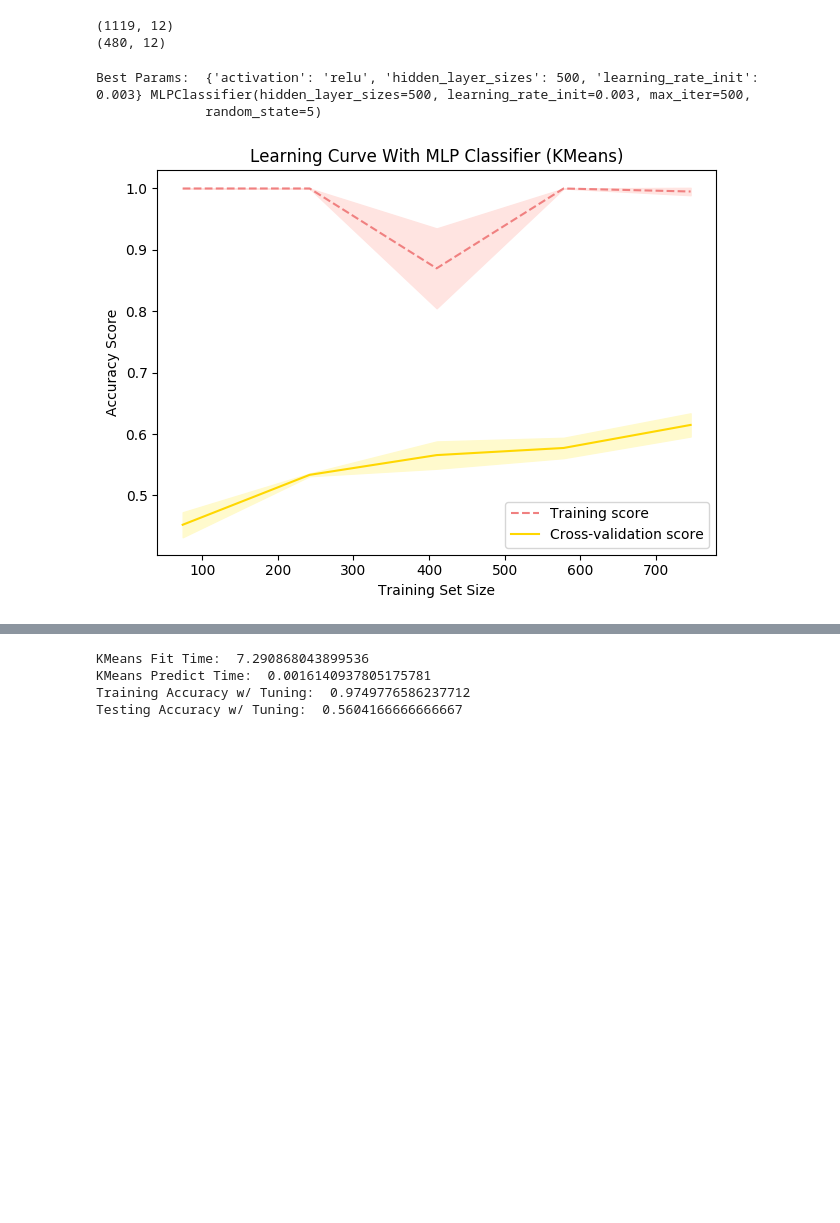
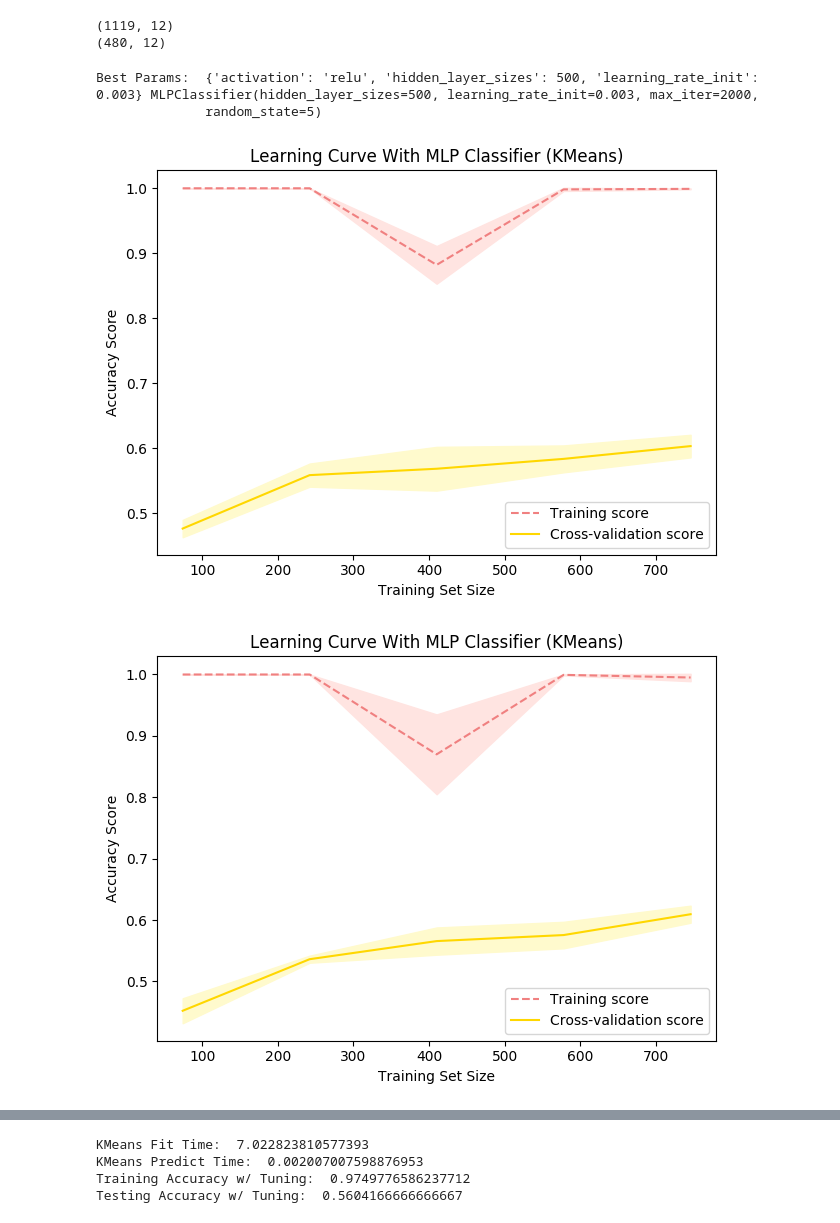
Before and after one commit to aashiamehta/MachineLearning, a Jupyter notebook: Project3/unsupervised_learning.ipynb, the cells around one changed output, grey strips where cells are left out. Cells and saved outputs as stored; diff of their text form; code cells hidden in the pictures; blank space fills up the shorter version.

```diff
--- a/Project3/unsupervised_learning.ipynb
+++ b/Project3/unsupervised_learning.ipynb
@@ -1395,7 +1395,7 @@ def create_learning_curve(classifier, X, Y, title):
 # %%
 # Original NN
 # https://scikit-learn.org/stable/modules/generated/sklearn.neural_network.MLPClassifier.html
-wine_mlp = MLPClassifier(random_state=5, max_iter=500)
+wine_mlp = MLPClassifier(random_state=5, max_iter=2000)
 
 wine_mlp.fit(wine_X_train, wine_Y_train)
 wine_Y_pred = wine_mlp.predict(wine_X_test)
@@ -1576,33 +1576,33 @@ Training Accuracy w/ Tuning:  0.936550491510277
 Testing Accuracy w/ Tuning:  0.625
 # %%
 # LDA NN
-wine_mlp = MLPClassifier(random_state=random_state, max_iter=500)
+wine_mlp = MLPClassifier(random_state=random_state, max_iter=2000)
 
 new_X_train = LinearDiscriminantAnalysis(n_components=3).fit_transform(wine_X_train, wine_Y_train)
 new_X_test = LinearDiscriminantAnalysis(n_components=3).fit_transform(wine_X_test, wine_Y_test)
 
-param_grid = {"hidden_layer_sizes": [400, 500], "learning_rate_init": [0.0001, 0.001, 0.005], "activation": ['relu']}
+param_grid = {"hidden_layer_sizes": [400, 500], "learning_rate_init": [0.0001, 0.001, 0.005, 0.01], "activation": ['relu']}
 wine_mlp_tuned = GridSearchCV(wine_mlp, param_grid, scoring='accuracy', cv=3)
 wine_mlp_tuned.fit(new_X_train, wine_Y_train)
 best_params = wine_mlp_tuned.best_params_
 best_estimator = wine_mlp_tuned.best_estimator_
 print("Best Params: ", best_params, best_estimator)
 
-wine_mlp = best_estimator
-create_learning_curve(wine_mlp, new_X_train, wine_Y_train, "MLP Classifier (LDA)")
+lda_wine_mlp = best_estimator
+create_learning_curve(lda_wine_mlp, new_X_train, wine_Y_train, "MLP Classifier (LDA)")
 fit_time_start = time.time()
-wine_mlp.fit(new_X_train, wine_Y_train)
+lda_wine_mlp.fit(new_X_train, wine_Y_train)
 fit_time_end = time.time()
 wine_fit_time = fit_time_end - fit_time_start
 print("LDA Fit Time: ", wine_fit_time)
 
 predict_time_start = time.time()
-wine_Y_pred_test = wine_mlp.predict(new_X_test)
+wine_Y_pred_test = lda_wine_mlp.predict(new_X_test)
 predict_time_end = time.time()
 wine_predict_time = predict_time_end - predict_time_start
 print("LDA Predict Time: ", wine_predict_time)
 
-wine_Y_pred_train = wine_mlp.predict(new_X_train)
+wine_Y_pred_train = lda_wine_mlp.predict(new_X_train)
 
 
 final_wine_mlp_train_accuracy = accuracy_score(wine_Y_train, wine_Y_pred_train)
@@ -1653,6 +1670,8 @@ print(em_wine_X_test.shape)
 # %%
 new_X_train = em_wine_X_train
 new_X_test = em_wine_X_test
+
+wine_mlp = MLPClassifier(random_state=random_state, max_iter=2000)
 
 param_grid = {"hidden_layer_sizes": [400, 500], "learning_rate_init": [0.0001, 0.0005, 0.001, 0.003, 0.01], "activation": ['relu']}
 wine_mlp_tuned = GridSearchCV(wine_mlp, param_grid, scoring='accuracy', cv=3)
@@ -1661,21 +1680,21 @@ best_params = wine_mlp_tuned.best_params_
 best_estimator = wine_mlp_tuned.best_estimator_
 print("Best Params: ", best_params, best_estimator)
 
-wine_mlp = best_estimator
-create_learning_curve(wine_mlp, new_X_train, wine_Y_train, "MLP Classifier (EM)")
+em_wine_mlp = best_estimator
+create_learning_curve(em_wine_mlp, new_X_train, wine_Y_train, "MLP Classifier (EM)")
 fit_time_start = time.time()
-wine_mlp.fit(new_X_train, wine_Y_train)
+em_wine_mlp.fit(new_X_train, wine_Y_train)
 fit_time_end = time.time()
 wine_fit_time = fit_time_end - fit_time_start
 print("EM Fit Time: ", wine_fit_time)
 
 predict_time_start = time.time()
-wine_Y_pred_test = wine_mlp.predict(new_X_test)
+wine_Y_pred_test = em_wine_mlp.predict(new_X_test)
 predict_time_end = time.time()
 wine_predict_time = predict_time_end - predict_time_start
 print("EM Predict Time: ", wine_predict_time)
 
-wine_Y_pred_train = wine_mlp.predict(new_X_train)
+wine_Y_pred_train = em_wine_mlp.predict(new_X_train)
 
 final_wine_mlp_train_accuracy = accuracy_score(wine_Y_train, wine_Y_pred_train)
 print("Training Accuracy w/ Tuning: ", final_wine_mlp_train_accuracy)
@@ -1705,35 +1725,38 @@ print(kmeans_wine_X_test.shape)
 # %%
 new_X_train = kmeans_wine_X_train
 new_X_test = kmeans_wine_X_test
+
+wine_mlp = MLPClassifier(random_state=random_state, max_iter=2000)
 
 param_grid = {"hidden_layer_sizes": [400, 500], "learning_rate_init": [0.0001, 0.0005, 0.001, 0.003, 0.01], "activation": ['relu']}
 wine_mlp_tuned = GridSearchCV(wine_mlp, param_grid, scoring='accuracy', cv=3)
 wine_mlp_tuned.fit(new_X_train, wine_Y_train)
 best_params = wine_mlp_tuned.best_params_
 best_estimator = wine_mlp_tuned.best_estimator_
 print("Best Params: ", best_params, best_estimator)
 
-wine_mlp = best_estimator
-create_learning_curve(wine_mlp, new_X_train, wine_Y_train, "MLP Classifier (KMeans)")
+kmeans_wine_mlp = best_estimator
+create_learning_curve(kmeans_wine_mlp, new_X_train, wine_Y_train, "MLP Classifier (KMeans)")
 fit_time_start = time.time()
-wine_mlp.fit(new_X_train, wine_Y_train)
+kmeans_wine_mlp.fit(new_X_train, wine_Y_train)
 fit_time_end = time.time()
 wine_fit_time = fit_time_end - fit_time_start
 print("KMeans Fit Time: ", wine_fit_time)
 
 predict_time_start = time.time()
-wine_Y_pred_test = wine_mlp.predict(new_X_test)
+wine_Y_pred_test = kmeans_wine_mlp.predict(new_X_test)
 predict_time_end = time.time()
 wine_predict_time = predict_time_end - predict_time_start
 print("KMeans Predict Time: ", wine_predict_time)
 
-wine_Y_pred_train = wine_mlp.predict(new_X_train)
+wine_Y_pred_train = kmeans_wine_mlp.predict(new_X_train)
 
 final_wine_mlp_train_accuracy = accuracy_score(wine_Y_train, wine_Y_pred_train)
 print("Training Accuracy w/ Tuning: ", final_wine_mlp_train_accuracy)
 final_wine_mlp_test_accuracy = accuracy_score(wine_Y_test, wine_Y_pred_test)
 print("Testing Accuracy w/ Tuning: ", final_wine_mlp_test_accuracy)
 # %% [output]
-Best Params:  {'activation': 'relu', 'hidden_layer_sizes': 500, 'learning_rate_init': 0.003} MLPClassifier(hidden_layer_sizes=500, learning_rate_init=0.003, max_iter=500,
+Best Params:  {'activation': 'relu', 'hidden_layer_sizes': 500, 'learning_rate_init': 0.003} MLPClassifier(hidden_layer_sizes=500, learning_rate_init=0.003, max_iter=2000,
               random_state=5)
-[figure, old version]
+[figure, new version]
+[figure, added]
@@ -1740,4 +1764,4 @@ Best Params:  {'activation': 'relu', 'hidden_layer_sizes': 500, 'learning_rate_i
-KMeans Fit Time:  7.290868043899536
-KMeans Predict Time:  0.0016140937805175781
+KMeans Fit Time:  7.022823810577393
+KMeans Predict Time:  0.002007007598876953
 Training Accuracy w/ Tuning:  0.9749776586237712
 Testing Accuracy w/ Tuning:  0.5604166666666667
```
Also changed, not shown: parts of 11 cells of this notebook, 9 other files.
